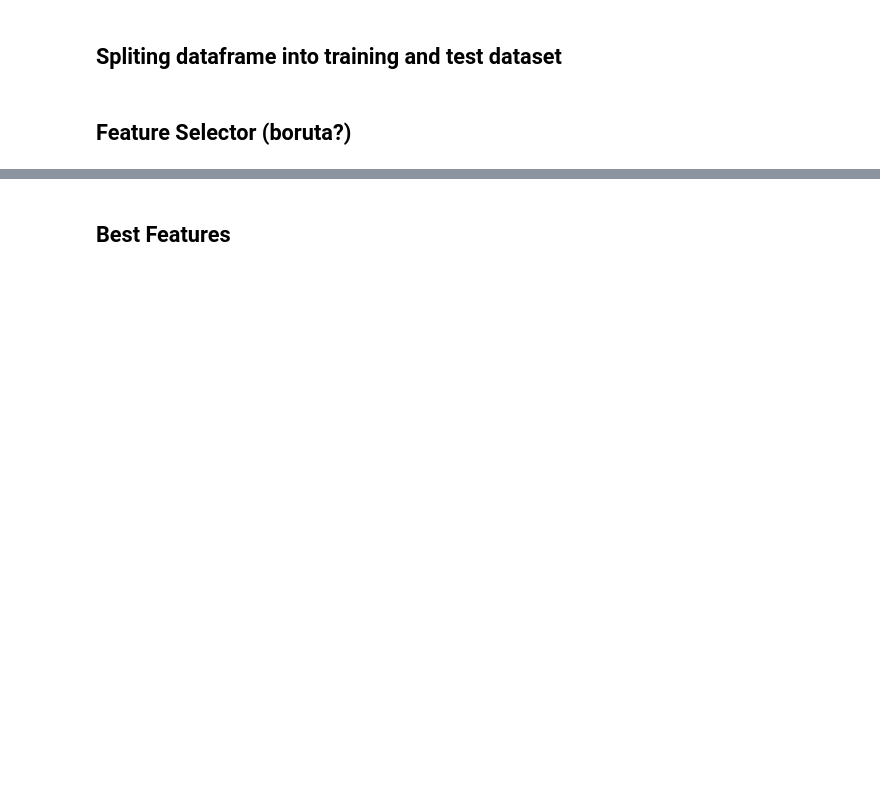
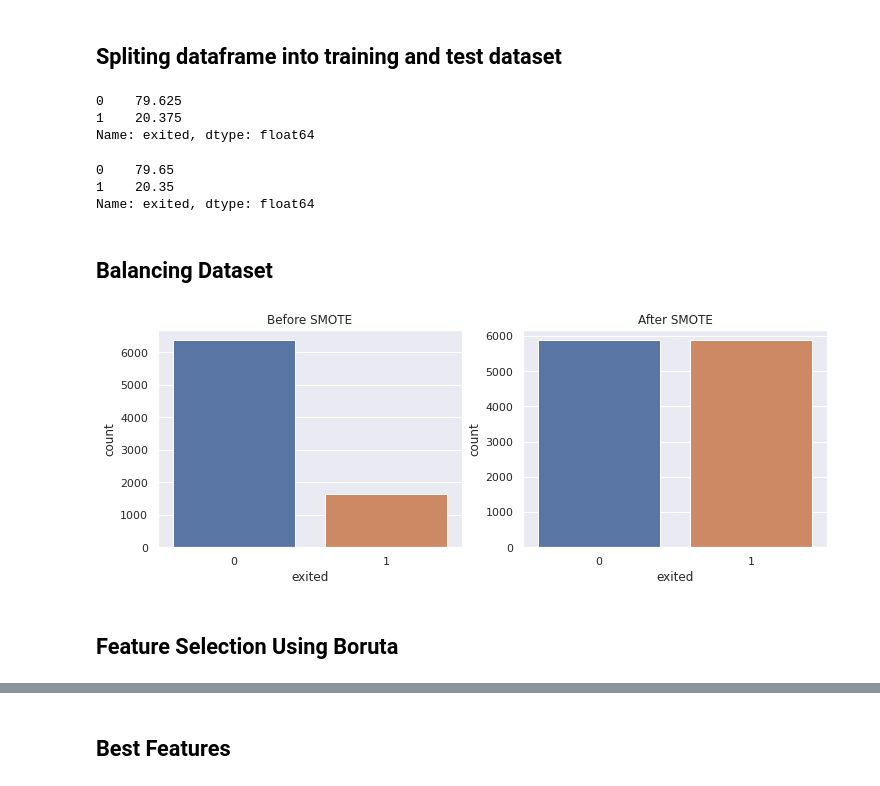
Before and after one commit to marxcerqueira/Kaggle-Client-Churn-Prediction, a Jupyter notebook: notebooks/c1.0-mc-end-to-end-churn-prediction.ipynb, the cells around one changed output, grey strips where cells are left out. Cells and saved outputs as stored; diff of their text form; code cells hidden in the pictures; blank space fills up the shorter version.

```diff
--- a/notebooks/c1.0-mc-end-to-end-churn-prediction.ipynb
+++ b/notebooks/c1.0-mc-end-to-end-churn-prediction.ipynb
@@ -2021,2 +2098,4 @@ pickle.dump(rss, open('/home/marxcerqueira/repos/Data-Science-Projects/Kaggle-Cl
 # %% [markdown]
 # FEATURE SELECTION
+# %%
+df5 = df4.copy()
@@ -2023,4 +2122,46 @@ pickle.dump(rss, open('/home/marxcerqueira/repos/Data-Science-Projects/Kaggle-Cl
 # %% [markdown]
 ## Spliting dataframe into training and test dataset
+# %%
+# remove target variable from train dataset
+X = df5.drop(columns = 'exited').copy()
+
+# target variable
+y = df5['exited'].copy()
+
+# split dataset into train and test, 80% for training and 20% for test
+X_train_imb, X_test, y_train_imb, y_test = train_test_split(X, y, test_size = 0.2, random_state = 42, shuffle = True, stratify = y)
+# %%
+# check the churn ratio of the train dataset
+y_train_imb.value_counts(normalize = True)*100
+# %% [output]
+0    79.625
+1    20.375
+Name: exited, dtype: float64
+# %%
+# check the churn ratio of the test dataset
+y_test.value_counts(normalize = True)*100
+# %% [output]
+0    79.65
+1    20.35
+Name: exited, dtype: float64
+# %% [markdown]
+## Balancing Dataset
+# %%
+# Balance dataset
+# define sampler
+resampler = c.SMOTETomek(random_state = 42, n_jobs=-1)
+
+X_train, y_train = resampler.fit_resample(X_train_imb, y_train_imb)
+# %%
+ #Plot Before and after
+plt.figure(figsize=(12,4))
+
+plt.subplot(1,2,1)
+sns.countplot(x=y_train_imb).set_title('Before SMOTE')
+
+plt.subplot(1,2,2)
+sns.countplot(x=y_train).set_title('After SMOTE') ;
+# %% [output]
+[figure, added]
 # %% [markdown]
-## Feature Selector (boruta?)
+## Feature Selection Using Boruta
```
Also changed, not shown: parts of 183 cells of this notebook.
